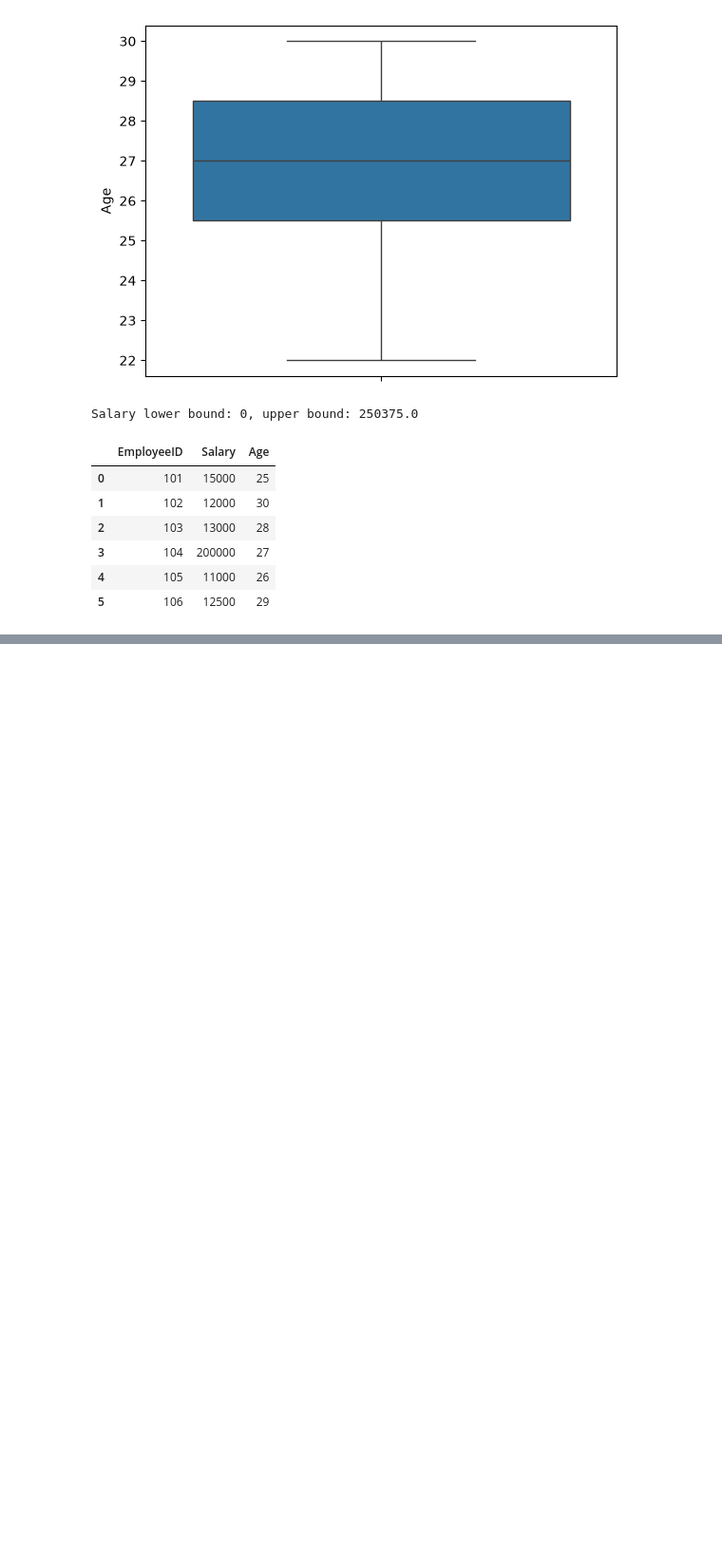
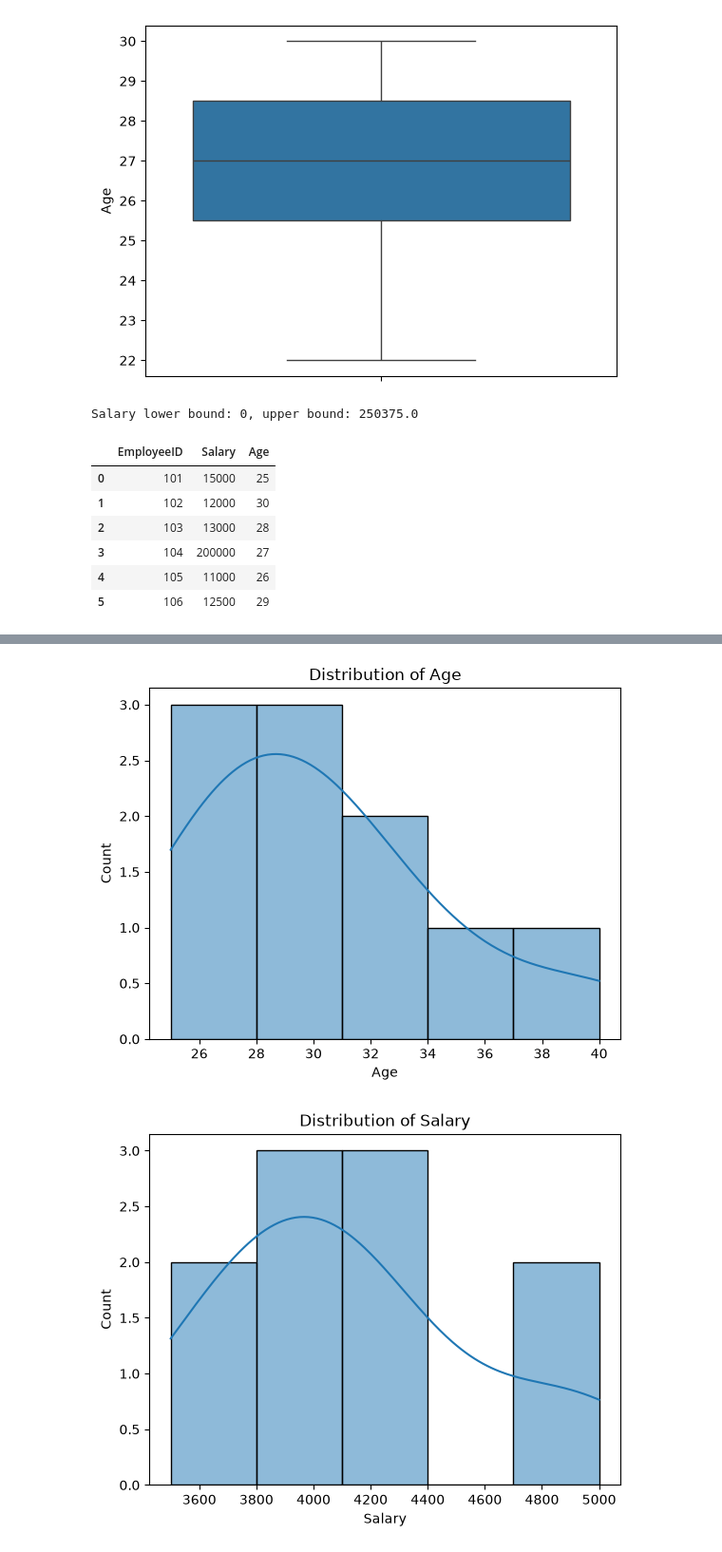
Before and after one commit to abdallahsayedabdallah74/ML_NTICourse, a Jupyter notebook: Session4.ipynb, the cells around one changed output, grey strips where cells are left out. Shown at 95% size. Saved outputs shown, nothing was run; the diff lists cells and outputs as text; code cells hidden in the pictures; blank space fills up the shorter version.

```diff
--- a/Session4.ipynb
+++ b/Session4.ipynb
@@ -234,0 +670,12 @@ df_no_outliers
+# %%
+
+data = {
+    'Name': ['Alice', 'Bob', 'Charlie', 'Dina', 'Ethan', 'Fatma', 'Ahmed', 'Hana', 'Ibrahim', 'Jana'],
+    'Age': [25, 30, 35, 28, 32, 27, 29, 31, 40, 26],
+    'Salary': [4000, 3500, 5000, 4200, 3800, 3900, 4100, 4300, 4800, 3700],
+    'Rating': [4, 5, 4, 3, 5, 4, 3, 5, 4, 3],
+    'Department': ['HR', 'IT', 'Finance', 'HR', 'IT', 'Finance', 'IT', 'HR', 'Finance', 'IT']
+}
+
+df = pd.DataFrame(data)
+df
@@ -234,0 +706,10 @@ df_no_outliers
+# %%
+numeric_cols = ['Age', 'Salary', 'Rating']
+
+for col in numeric_cols:
+    sns.histplot(df[col], kde=True, bins=5)
+    plt.title(f"Distribution of {col}")
+    plt.show()
+# %% [output]
+[figure, added]
+[figure, added]
```
Also changed, not shown: parts of 68 cells of this notebook.
